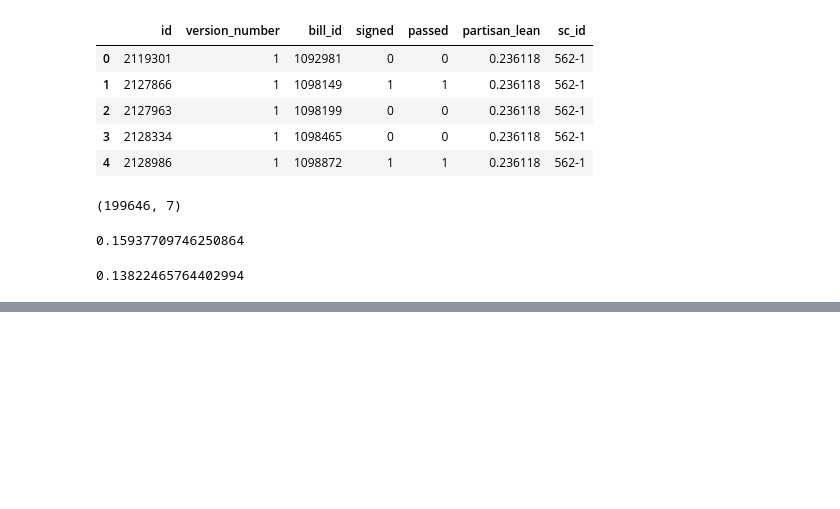
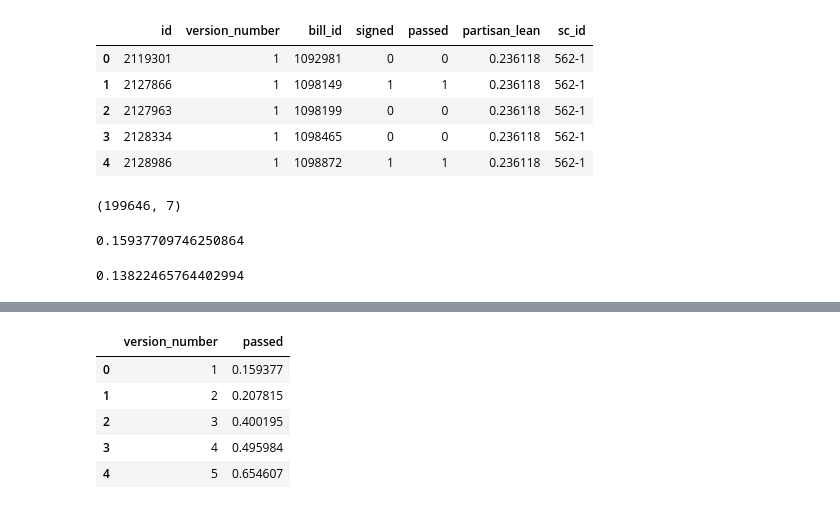
Before and after one commit to lukevancleve/govhawk_ml, a Jupyter notebook: notebooks/1-Create_ML_Dataset.ipynb, the cells around one changed output, grey strips where cells are left out. Saved outputs shown, nothing was run; the diff lists cells and outputs as text; code cells hidden in the pictures; blank space fills up the shorter version.

```diff
--- a/notebooks/1-Create_ML_Dataset.ipynb
+++ b/notebooks/1-Create_ML_Dataset.ipynb
@@ -221,6 +191,7 @@ ml_data[ml_data.passed_lower==1]
 # %%
 ml_data['sc_id'] = ml_data['session_id'].astype(str) + "-" + ml_data['chamber_id'].astype(str)
 ml_data = ml_data[['id', 'version_number', 'bill_id', 'signed', 'passed', 'partisan_lean',  'sc_id']]
+pre_sample = ml_data
 # %%
 s1 = ml_data[['bill_id', 'id']].groupby('bill_id').sample(1)
 ml_data = ml_data.merge(s1, on = ['id', 'bill_id'])
@@ -269,0 +339,11 @@ np.mean(ml_data.signed)
+# %%
+pl= pre_sample[['passed', 'version_number']].groupby('version_number').agg('mean').reset_index()
+# %%
+pl.head()
+# %% [output]
+|  | version_number | passed |
+| 0 | 1 | 0.159377 |
+| 1 | 2 | 0.207815 |
+| 2 | 3 | 0.400195 |
+| 3 | 4 | 0.495984 |
+| 4 | 5 | 0.654607 |
```
Also changed, not shown: parts of 10 cells of this notebook, 12 other files.
